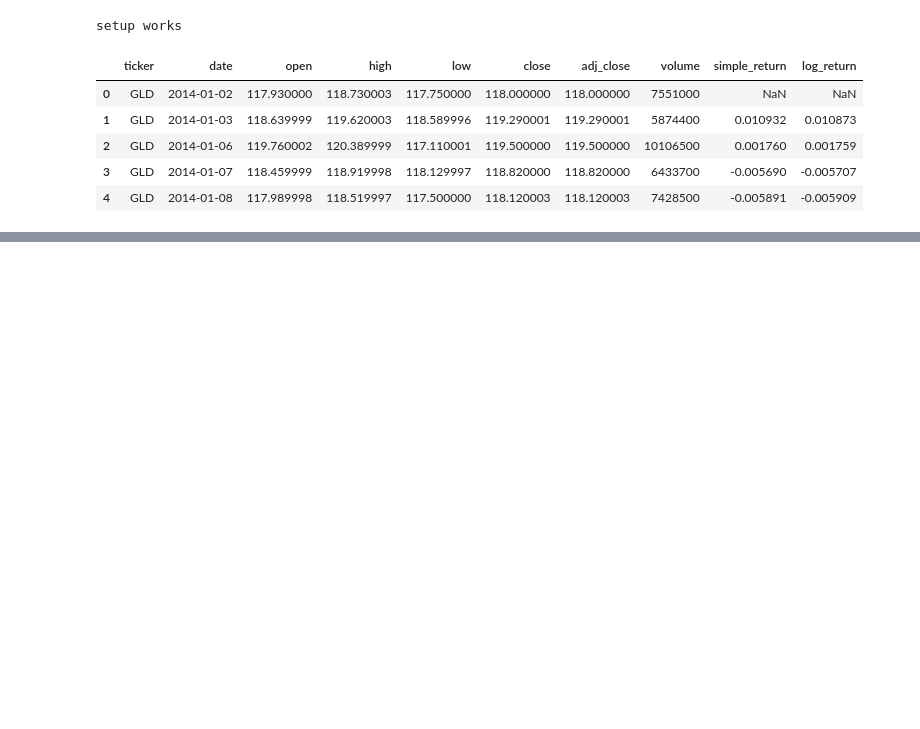
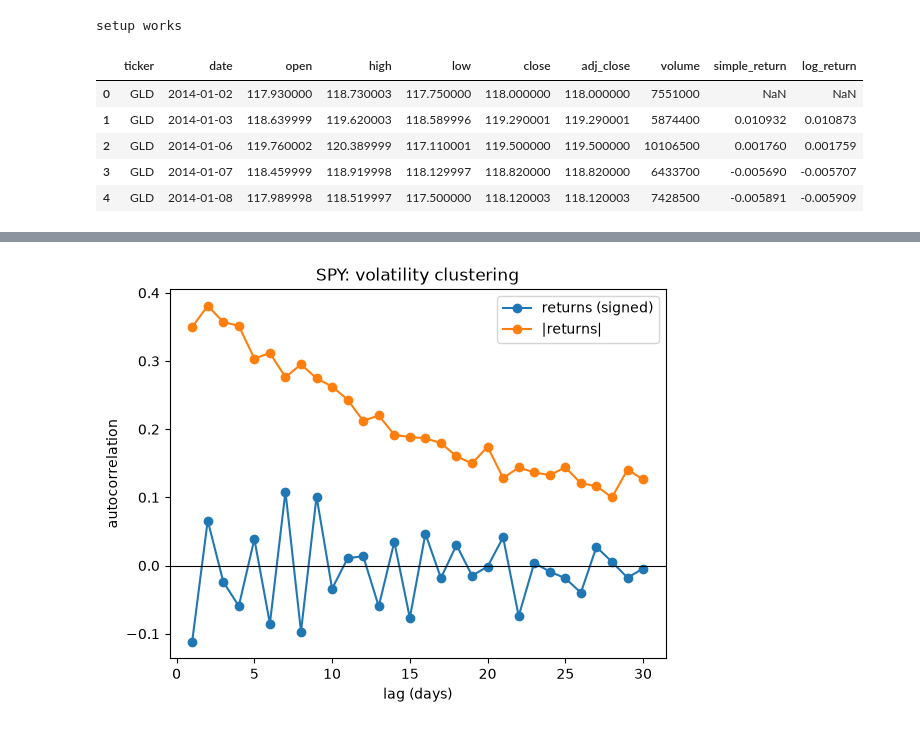
Before and after one commit to Alenchikk1/financial-data-pipeline, a Jupyter notebook: notebooks/stylized_facts.ipynb, the cells around one changed output, grey strips where cells are left out. Drawn from its saved outputs; the diff is of its cells as text; code cells hidden in the pictures; blank space fills up the shorter version.

```diff
--- a/notebooks/stylized_facts.ipynb
+++ b/notebooks/stylized_facts.ipynb
@@ -62,0 +61,17 @@ print(spy_log.kurtosis())
+# %%
+spy_log = prices[prices["ticker"] == "SPY"]["log_return"].dropna()
+
+lags = range(1, 31)
+acf_signed = [spy_log.autocorr(lag) for lag in lags]
+acf_abs    = [spy_log.abs().autocorr(lag) for lag in lags]
+
+plt.plot(lags, acf_signed, marker="o", label="returns (signed)")
+plt.plot(lags, acf_abs, marker="o", label="|returns|")
+plt.axhline(0, color="black", linewidth=0.8)
+plt.xlabel("lag (days)")
+plt.ylabel("autocorrelation")
+plt.title("SPY: volatility clustering")
+plt.legend()
+plt.show()
+# %% [output]
+[figure, added]
```
Also changed, not shown: parts of 3 cells of this notebook.
